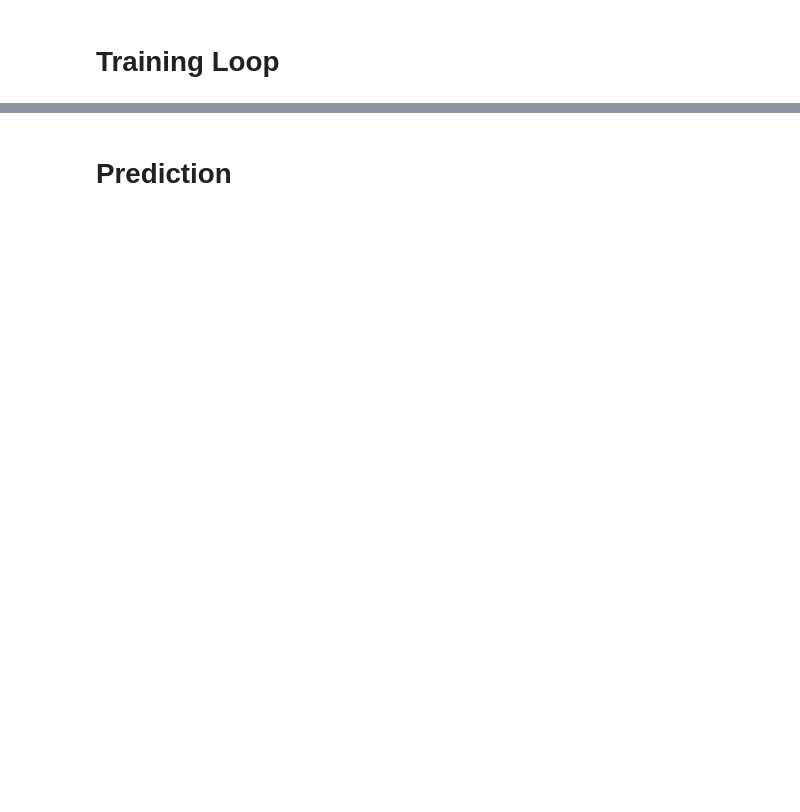
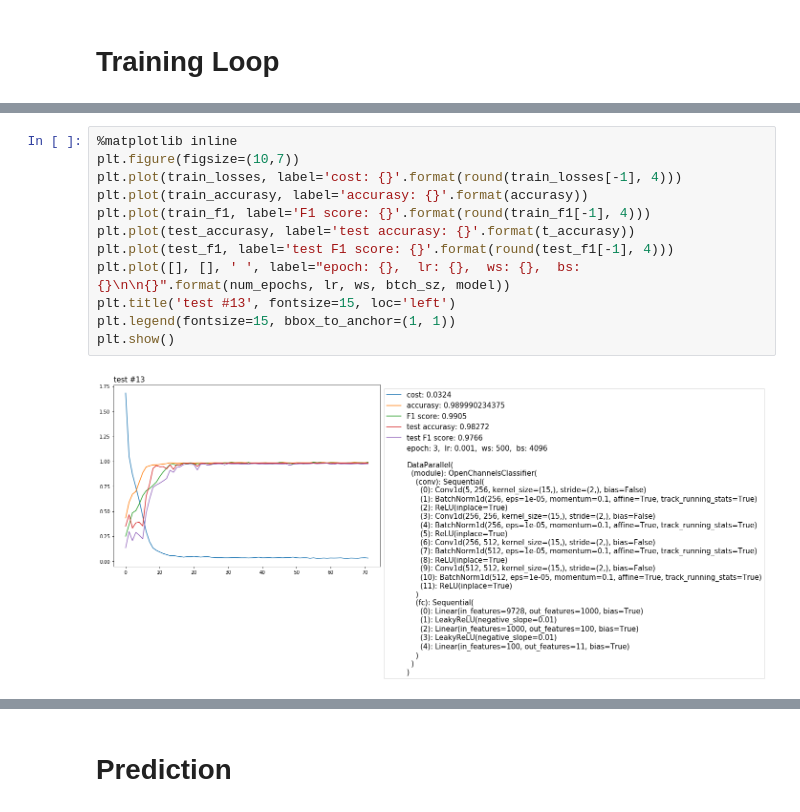
Before and after one commit to akorol98/IonSwitching, a Jupyter notebook: main_notebook.ipynb, the cells around one changed output, grey strips where cells are left out. Drawn from its saved outputs; the diff is of its cells as text; blank space fills up the shorter version.

```diff
--- a/main_notebook.ipynb
+++ b/main_notebook.ipynb
@@ -168,0 +378,14 @@ plt.show()
+# %%
+%matplotlib inline
+plt.figure(figsize=(10,7))
+plt.plot(train_losses, label='cost: {}'.format(round(train_losses[-1], 4)))
+plt.plot(train_accurasy, label='accurasy: {}'.format(accurasy))
+plt.plot(train_f1, label='F1 score: {}'.format(round(train_f1[-1], 4)))
+plt.plot(test_accurasy, label='test accurasy: {}'.format(t_accurasy))
+plt.plot(test_f1, label='test F1 score: {}'.format(round(test_f1[-1], 4)))
+plt.plot([], [], ' ', label="epoch: {},  lr: {},  ws: {},  bs: {}\n\n{}".format(num_epochs, lr, ws, btch_sz, model))
+plt.title('test #13', fontsize=15, loc='left')
+plt.legend(fontsize=15, bbox_to_anchor=(1, 1))
+plt.show()
+# %% [output]
+[figure, added]
```
Also changed, not shown: parts of 44 cells of this notebook.
